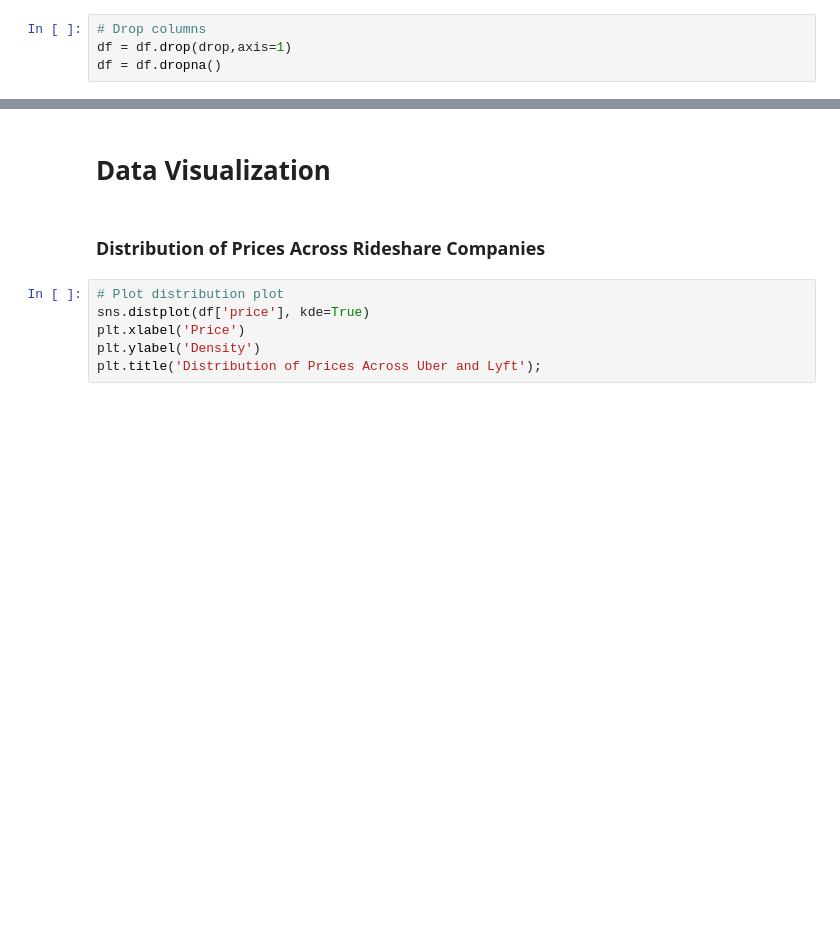
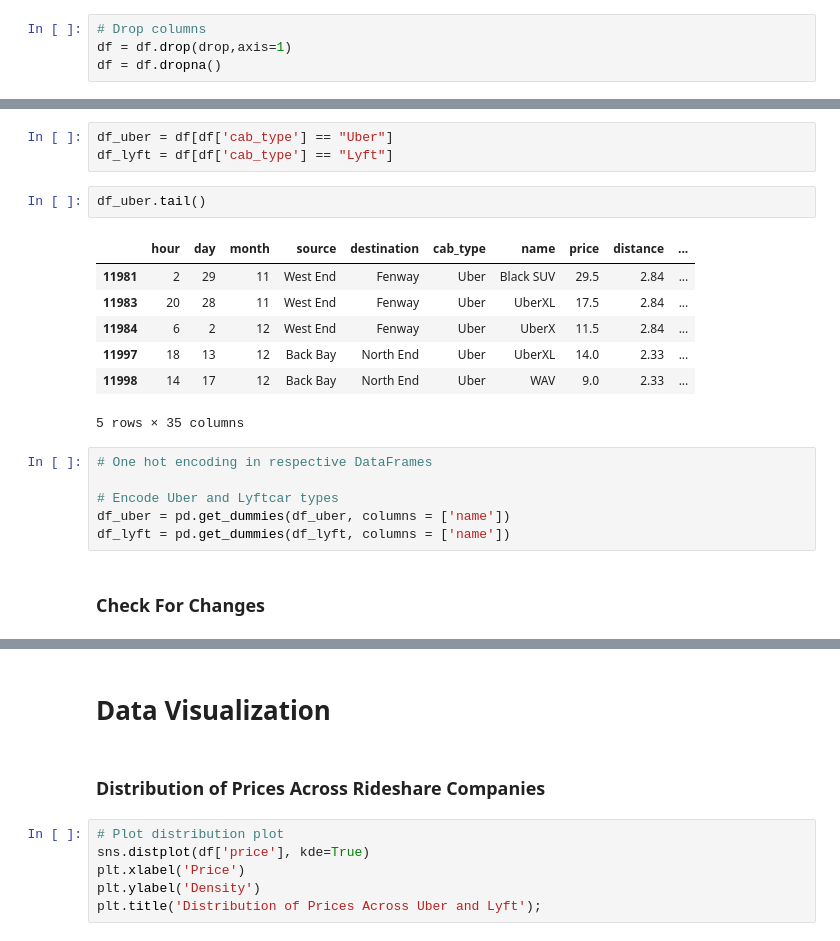
Before and after one commit to thealphacubicle/Boston-Rideshare-Analysis, a Jupyter notebook: Boston Rideshare Analysis Notebook.ipynb, the cells around one changed output, grey strips where cells are left out. Saved outputs shown, nothing was run; the diff lists cells and outputs as text; blank space fills up the shorter version.

```diff
--- a/Boston Rideshare Analysis Notebook.ipynb
+++ b/Boston Rideshare Analysis Notebook.ipynb
@@ -113,0 +96,21 @@ df.head()
+# %%
+df_uber = df[df['cab_type'] == "Uber"]
+df_lyft = df[df['cab_type'] == "Lyft"]
+# %%
+df_uber.tail()
+# %% [output]
+|  | hour | day | month | source | destination | cab_type | name | price | distance | ... |
+| 11981 | 2 | 29 | 11 | West End | Fenway | Uber | Black SUV | 29.5 | 2.84 | ... |
+| 11983 | 20 | 28 | 11 | West End | Fenway | Uber | UberXL | 17.5 | 2.84 | ... |
+| 11984 | 6 | 2 | 12 | West End | Fenway | Uber | UberX | 11.5 | 2.84 | ... |
+| 11997 | 18 | 13 | 12 | Back Bay | North End | Uber | UberXL | 14.0 | 2.33 | ... |
+| 11998 | 14 | 17 | 12 | Back Bay | North End | Uber | WAV | 9.0 | 2.33 | ... |
+5 rows × 35 columns
+# %%
+# One hot encoding in respective DataFrames
+
+# Encode Uber and Lyftcar types
+df_uber = pd.get_dummies(df_uber, columns = ['name'])
+df_lyft = pd.get_dummies(df_lyft, columns = ['name'])
+# %% [markdown]
+### Check For Changes
```
Also changed, not shown: parts of 22 cells of this notebook.
